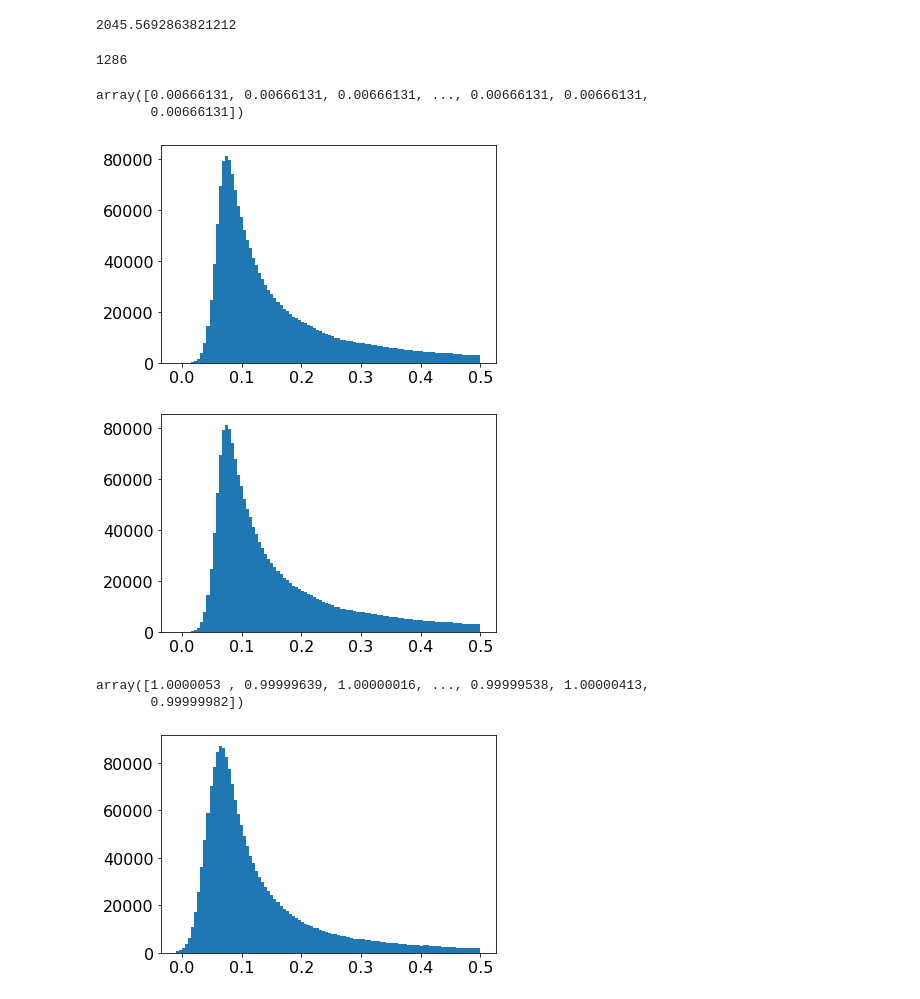
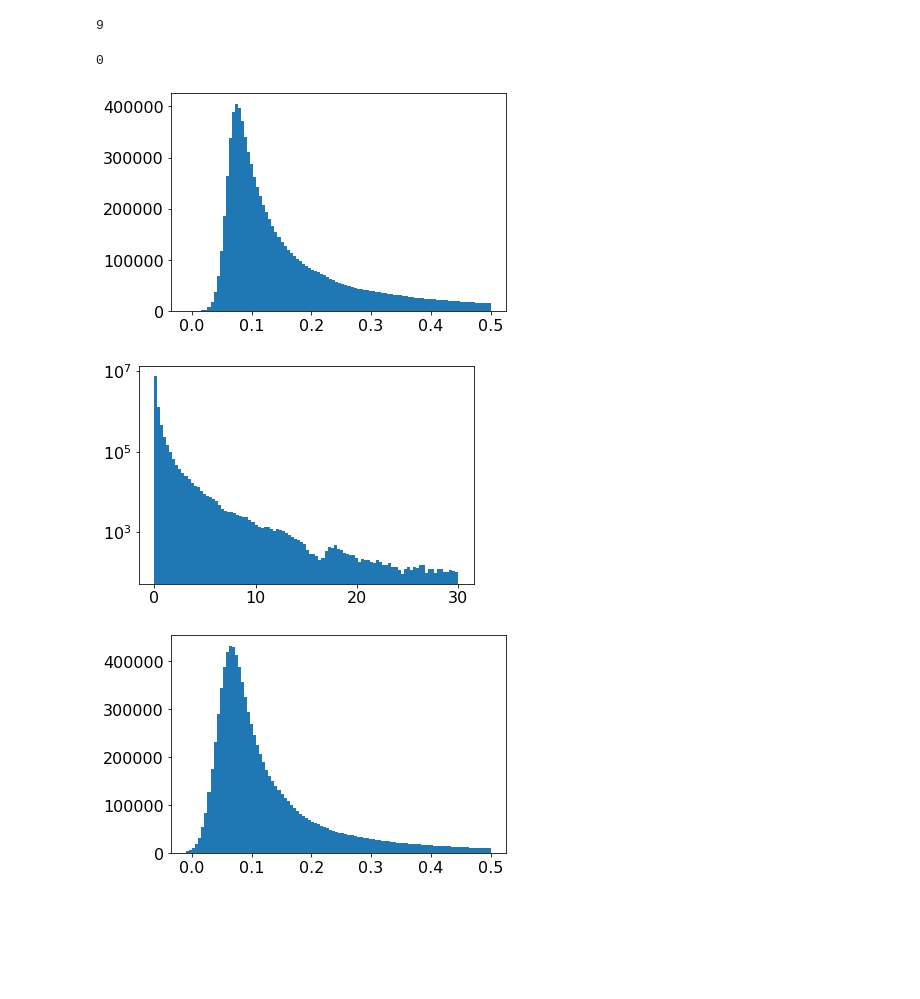
Before and after one commit to mr-superonion/FPFS_notebooks, a Jupyter notebook: ipynb/4_sheartest_noisy/5_fourierShapelets_noisy_resolution.ipynb, the cells around one changed output. Drawn from its saved outputs; the diff is of its cells as text; code cells hidden in the pictures; blank space fills up the shorter version.

```diff
--- a/ipynb/4_sheartest_noisy/5_fourierShapelets_noisy_resolution.ipynb
+++ b/ipynb/4_sheartest_noisy/5_fourierShapelets_noisy_resolution.ipynb
@@ -118,4 +18,0 @@ The autoreload extension is already loaded. To reload it, use:
-# %%
-32**2/0.28243/np.sqrt(np.pi)
-# %% [output]
-2045.5692863821212
@@ -153,47 +21,44 @@ plt.tight_layout()
 nver='var4em3' # 'var0em0'#
 #nver='var0em0' # 'var0em0'#
 # read noiseless data
-outNN1=[]
-outNN2=[]
-for _i in range(200):
+mm1=[]
+mm2=[]
+for _i in range(1000):
     _a1=fitsio.read(os.path.join(simDir,'srcfs2_%sCenter-%s_%s/psf60/fpfs-%s-%04d-g1-0000.fits' %(gver,nver,ver,dver,_i)))
     _a2=fitsio.read(os.path.join(simDir,'srcfs2_%sCenter-%s_%s/psf60/fpfs-%s-%04d-g1-2222.fits' %(gver,nver,ver,dver,_i)))
-    outNN1.append(_a1)
-    outNN2.append(_a2)
+    mm1.append(_a1)
+    mm2.append(_a2)
     del _a1,_a2#,msk1,msk2
-outNN1 =   rfn.stack_arrays(outNN1,usemask=False)
-outNN2 =   rfn.stack_arrays(outNN2,usemask=False)
-detM1=   pdet.peak2det(outNN1)
-detM2=   pdet.peak2det(outNN2)
+mm1 =   rfn.stack_arrays(mm1,usemask=False)
+mm2 =   rfn.stack_arrays(mm2,usemask=False)
+detM1=   pdet.peak2det(mm1)
+detM2=   pdet.peak2det(mm2)
+gc.collect()
+# %% [output]
+9
 # %%
-Const  =   3e-2
+Const  =   4e-2
 noirev =   True
-ellM1  =   fpfs.catutil.fpfsM2E(outNN1,dets=detM1,const=Const,noirev=noirev)
-ellM2  =   fpfs.catutil.fpfsM2E(outNN2,dets=detM2,const=Const,noirev=noirev)
+ellM1  =   fpfs.catutil.fpfsM2E(mm1,dets=detM1,const=Const,noirev=noirev)
+ellM2  =   fpfs.catutil.fpfsM2E(mm2,dets=detM2,const=Const,noirev=noirev)
 gc.collect()
 # %% [output]
-1286
+0
-# %%
-np.sqrt(outNN1['fpfs_N00N00'])
-# %% [output]
-array([0.00666131, 0.00666131, 0.00666131, ..., 0.00666131, 0.00666131,
-       0.00666131])
 # %%
-_=plt.hist(detM1['pdet_v22'],range=(-0.01,0.5),bins=100)
+plt.close()
+_=plt.hist(detM1['fpfs_v22'],range=(-0.01,0.5),bins=100)
 # %% [output]
-[figure, old version]
+[figure, new version]
 # %%
-_=plt.hist(outNN1['fpfs_M00'],range=(-0.01,0.5),bins=100)
+plt.close()
+_=plt.hist(mm1['fpfs_M00'],range=(-0.01,30.),bins=100)
+plt.yscale('log')
 # %% [output]
-[figure, old version]
+[figure, new version]
-# %%
-outNN1['fpfs_M00']/detM1['pdet_v22']
-# %% [output]
-array([1.0000053 , 0.99999639, 1.00000016, ..., 0.99999538, 1.00000413,
-       0.99999982])
 # %%
-_=plt.hist(-outNN1['fpfs_M20'],range=(-0.01,0.5),bins=100)
+plt.close()
+_=plt.hist(-mm1['fpfs_M20'],range=(-0.01,0.5),bins=100)
 # %% [output]
-[figure, old version]
+[figure, new version]
 # %%
 plt.close()
```
Also changed, not shown: parts of 15 cells of this notebook, 2 other files.
